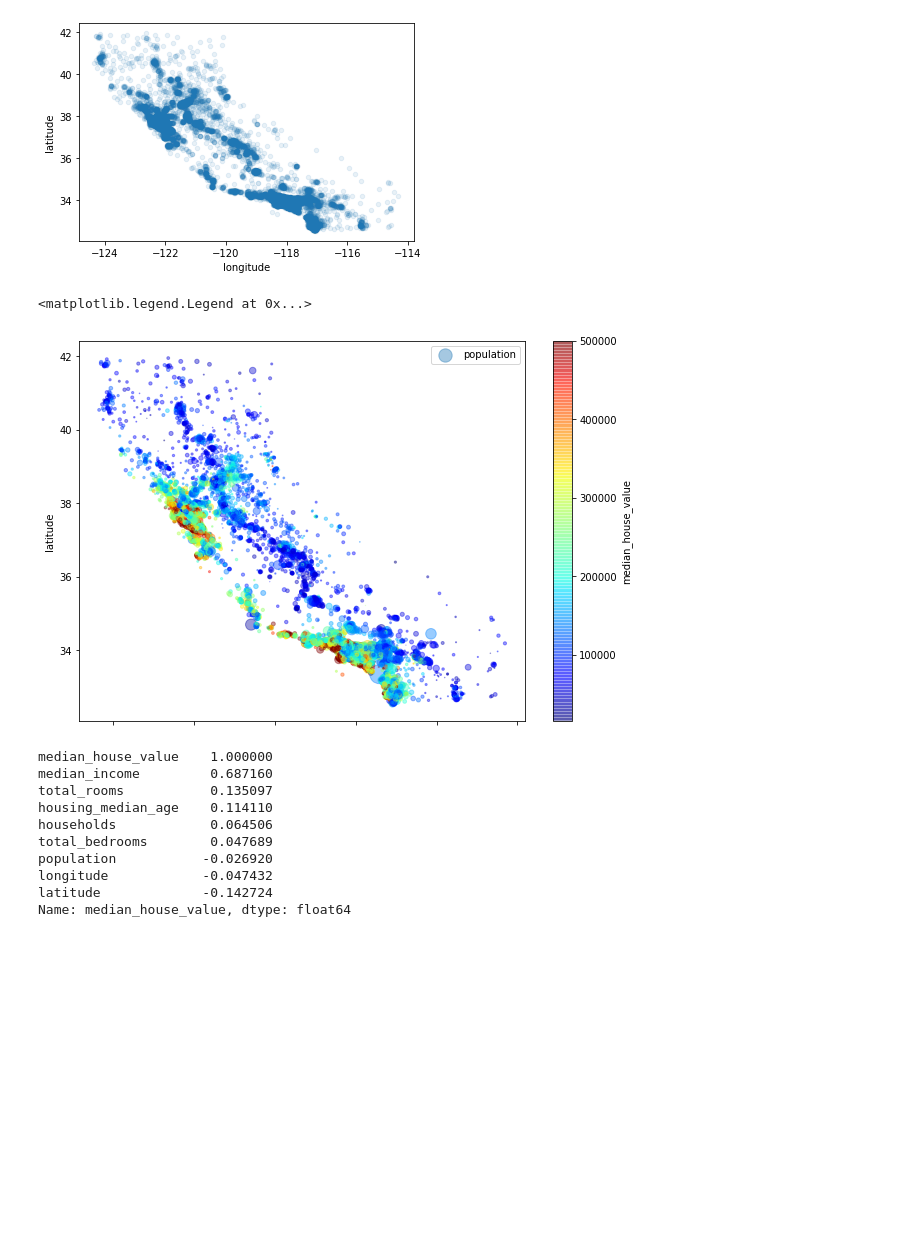
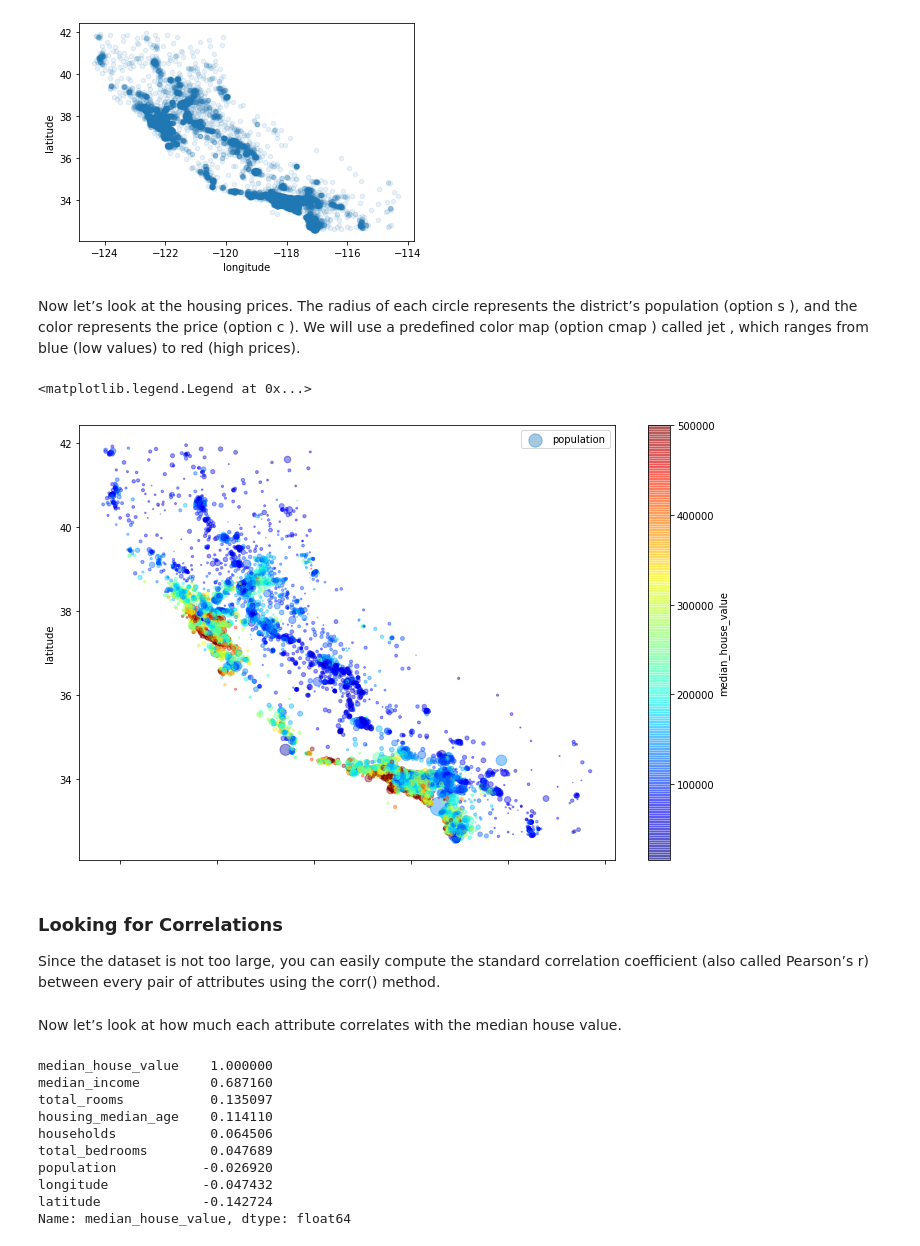
Before and after one commit to khmkarimhisham/Hands-On-Machine-Learning-Book, a Jupyter notebook: Chapter 02 End to end machine learning project.ipynb, the cells around one changed output. Drawn from its saved outputs; the diff is of its cells as text; code cells hidden in the pictures; blank space fills up the shorter version.

```diff
--- a/Chapter 02 End to end machine learning project.ipynb
+++ b/Chapter 02 End to end machine learning project.ipynb
@@ -201,16 +249,23 @@ housing.plot(kind="scatter", x="longitude", y="latitude", alpha=0.1)
 # %% [output]
 <AxesSubplot:xlabel='longitude', ylabel='latitude'>
 [figure]
+# %% [markdown]
+Now let’s look at the housing prices. The radius of each circle represents the district’s population (option s ), and the color represents the price (option c ). We will use a predefined color map (option cmap ) called jet , which ranges from blue (low values) to red (high prices).
 # %%
 housing.plot(kind="scatter", x="longitude", y="latitude", alpha=0.4,
-             s=housing["population"]/100, label="population", figsize=(10,7),
+             s=housing["population"]/100, label="population", figsize=(12,8),
              c="median_house_value", cmap=plt.get_cmap("jet"), colorbar=True,)
 plt.legend()
 # %% [output]
 <matplotlib.legend.Legend at 0x...>
-[figure, old version]
+[figure, new version]
+# %% [markdown]
+### Looking for Correlations
+Since the dataset is not too large, you can easily compute the standard correlation coefficient (also called Pearson’s r) between every pair of attributes using the corr() method.
 # %%
 corr_matrix = housing.corr()
+# %% [markdown]
+Now let’s look at how much each attribute correlates with the median house value.
 # %%
 corr_matrix["median_house_value"].sort_values(ascending=False)
 # %% [output]
```
Also changed, not shown: parts of 16 cells of this notebook.
